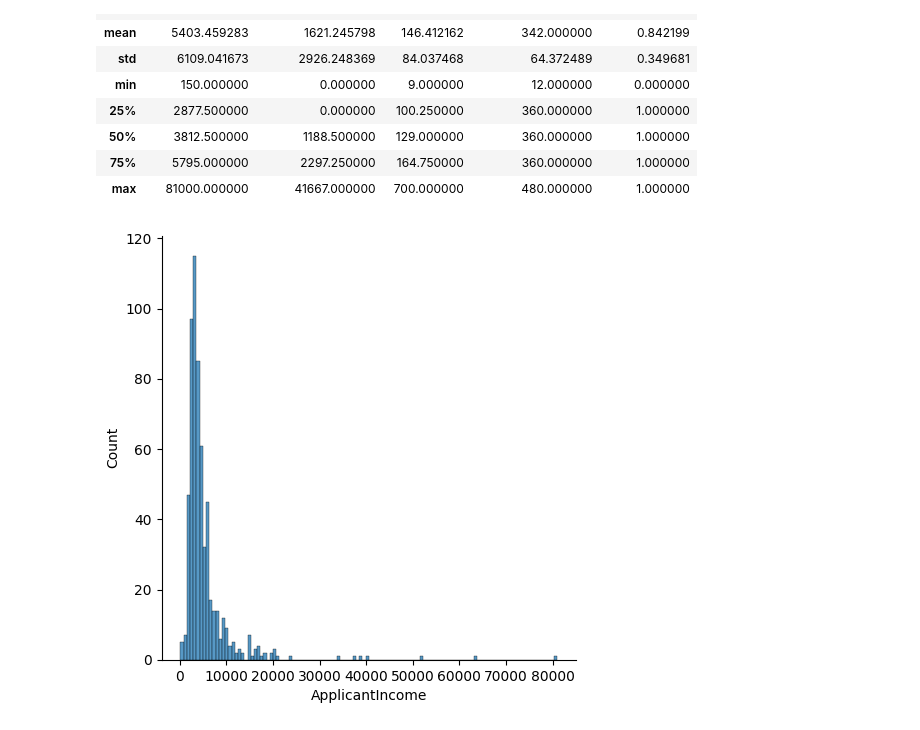
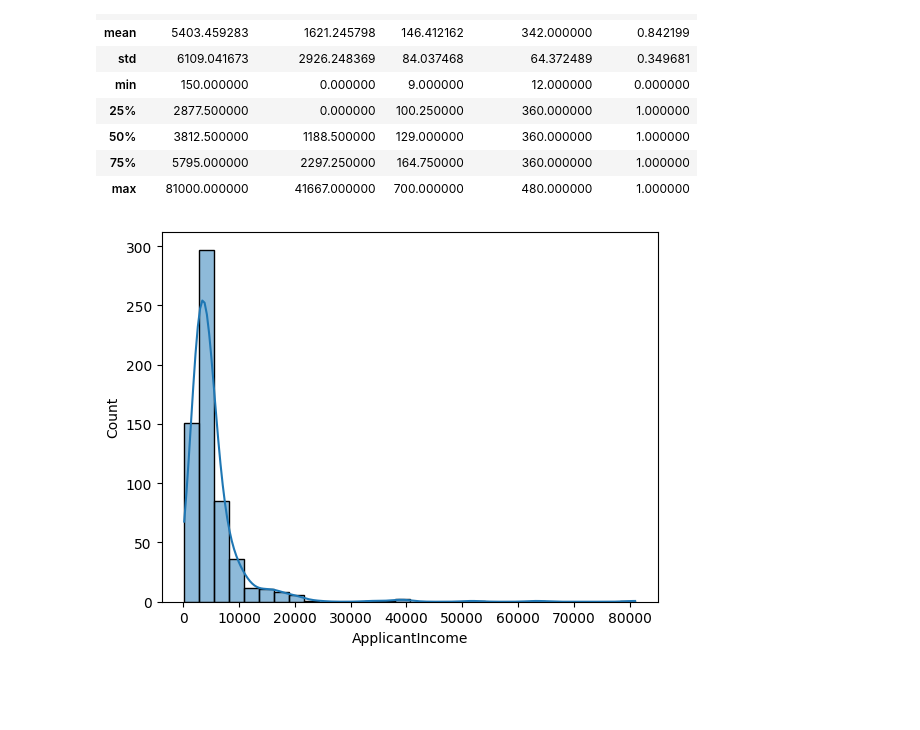
Before and after one commit to mdashik123456/ML, a Jupyter notebook: feature_scaling_standardization.ipynb, the cells around one changed output. Saved outputs shown, nothing was run; the diff lists cells and outputs as text; code cells hidden in the pictures; blank space fills up the shorter version.

```diff
--- a/feature_scaling_standardization.ipynb
+++ b/feature_scaling_standardization.ipynb
@@ -81,7 +81,7 @@ df.describe()
 | 75% | 5795.000000 | 2297.250000 | 164.750000 | 360.000000 | 1.000000 |
 | max | 81000.000000 | 41667.000000 | 700.000000 | 480.000000 | 1.000000 |
 # %%
-sns.displot(data=df["ApplicantIncome"])
+sns.histplot(df["ApplicantIncome"], kde=True, bins=30)
 plt.show()
 # %% [output]
-[figure, old version]
+[figure, new version]
```
Also changed, not shown: parts of 4 cells of this notebook, 1 other file.
